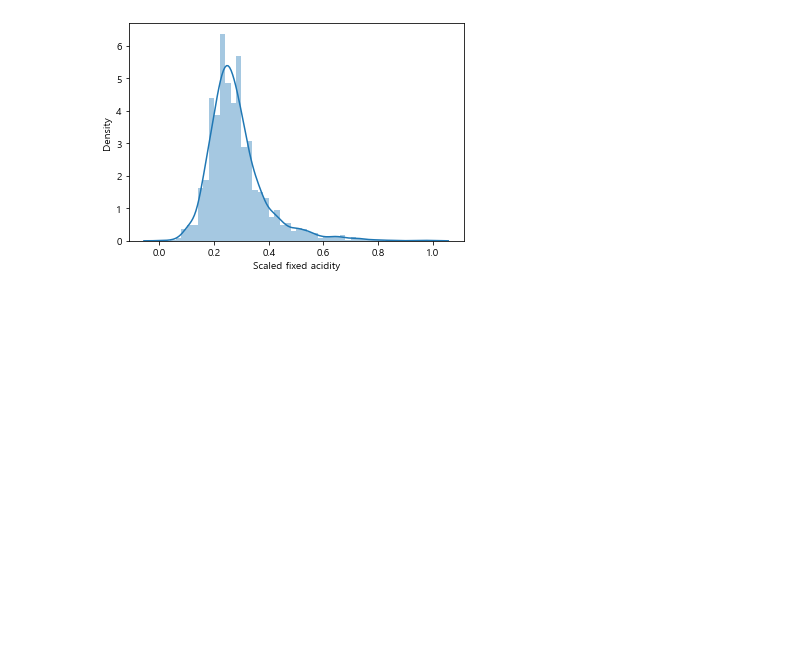
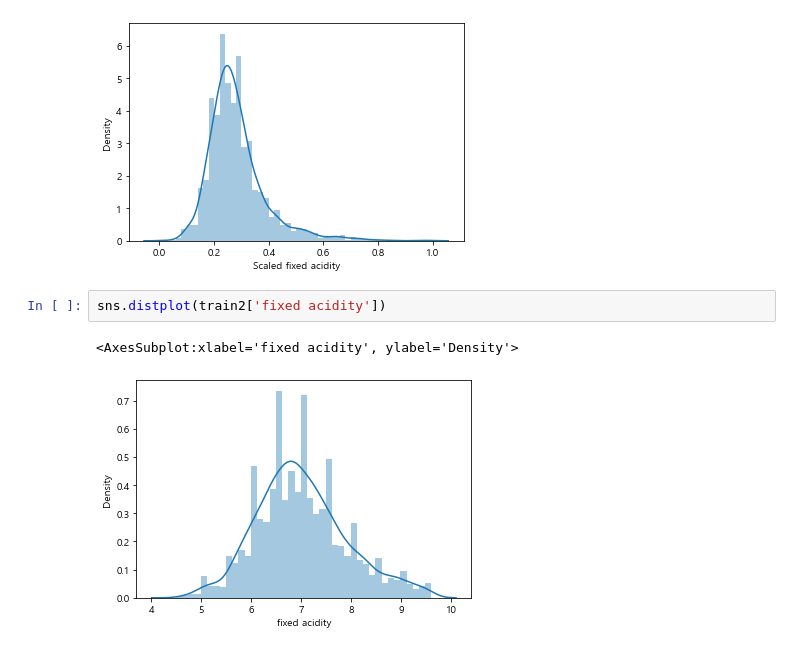
Before and after one commit to eunbin777/StudyAboutML, a Jupyter notebook: DACON_101/와인품질분류Lv1.ipynb, the cells around one changed output. Drawn from its saved outputs; the diff is of its cells as text; blank space fills up the shorter version.

```diff
--- a/DACON_101/와인품질분류Lv1.ipynb
+++ b/DACON_101/와인품질분류Lv1.ipynb
@@ -271,3 +271,8 @@ sns.distplot(train['Scaled fixed acidity'])
 # %% [output]
 <AxesSubplot:xlabel='Scaled fixed acidity', ylabel='Density'>
 [figure]
+# %%
+sns.distplot(train2['fixed acidity'])
+# %% [output]
+<AxesSubplot:xlabel='fixed acidity', ylabel='Density'>
+[figure, added]
```
Also changed, not shown: parts of 1 cell of this notebook.
